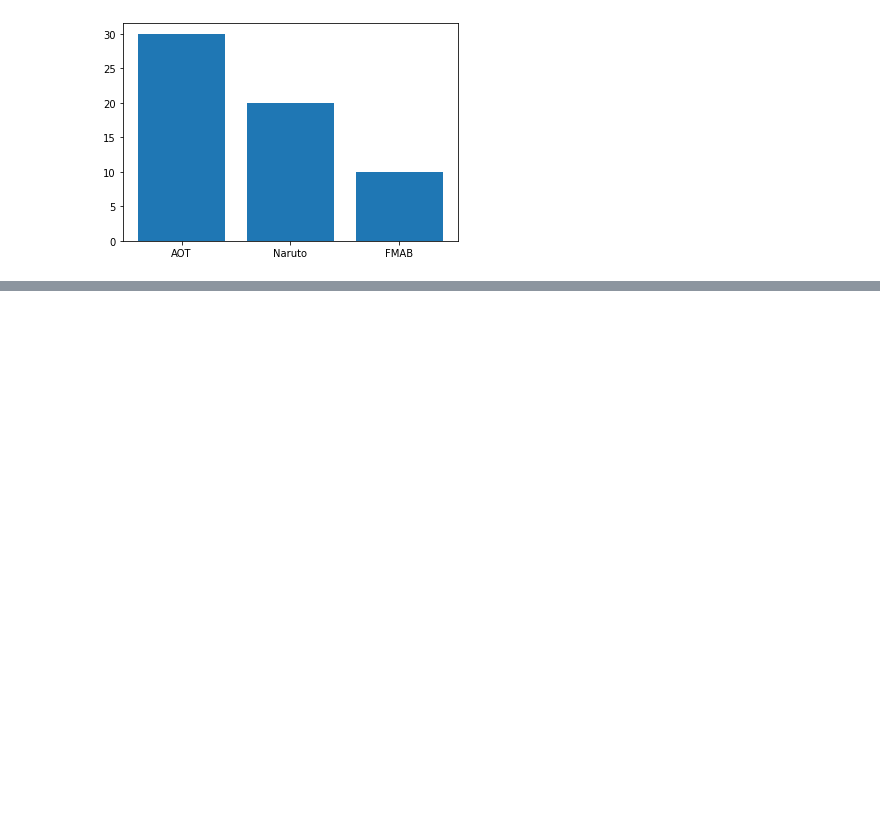
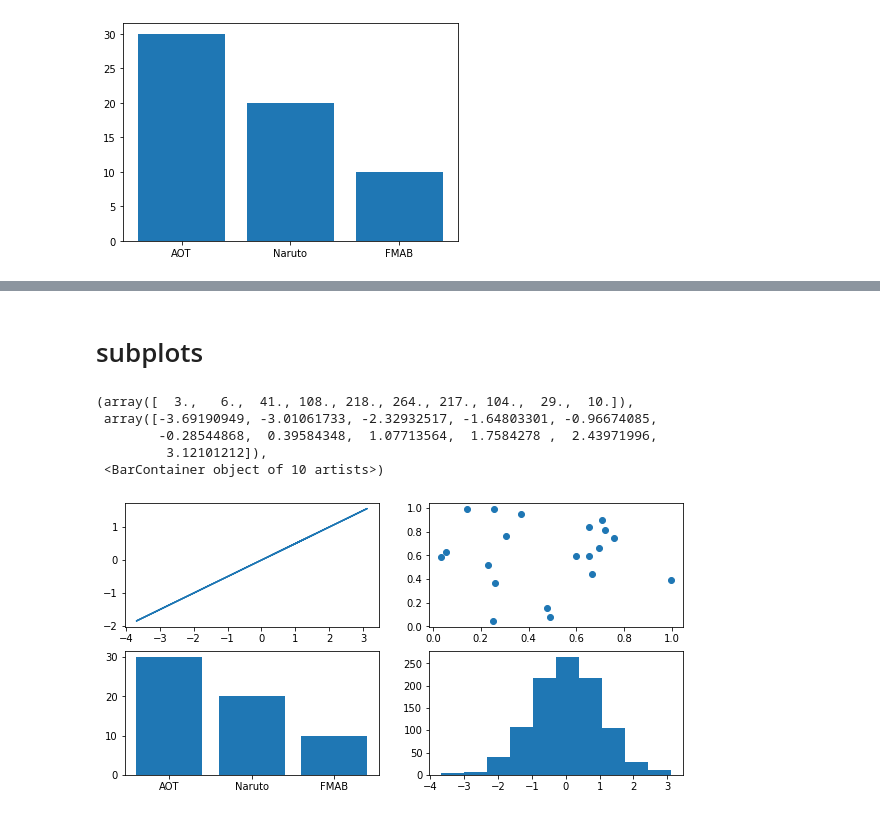
Before and after one commit to bishal5917/Matplotlib, a Jupyter notebook: Matplot.ipynb, the cells around one changed output, grey strips where cells are left out. Saved outputs shown, nothing was run; the diff lists cells and outputs as text; code cells hidden in the pictures; blank space fills up the shorter version.

```diff
--- a/Matplot.ipynb
+++ b/Matplot.ipynb
@@ -85,0 +106,16 @@ ax.bar(animes.keys(),animes.values())
+# %% [markdown]
+# subplots
+# %%
+fig,((ax1,ax2),(ax3,ax4))=plt.subplots(nrows=2,ncols=2,figsize=(10,5))
+
+ax1.plot(x,x/2)
+ax2.scatter(np.random.random(20),np.random.random(20))
+ax3.bar(animes.keys(),animes.values())
+ax4.hist(x)
+# %% [output]
+(array([  3.,   6.,  41., 108., 218., 264., 217., 104.,  29.,  10.]),
+ array([-3.69190949, -3.01061733, -2.32932517, -1.64803301, -0.96674085,
+        -0.28544868,  0.39584348,  1.07713564,  1.7584278 ,  2.43971996,
+         3.12101212]),
+ <BarContainer object of 10 artists>)
+[figure, added]
```
Also changed, not shown: parts of 5 cells of this notebook.
